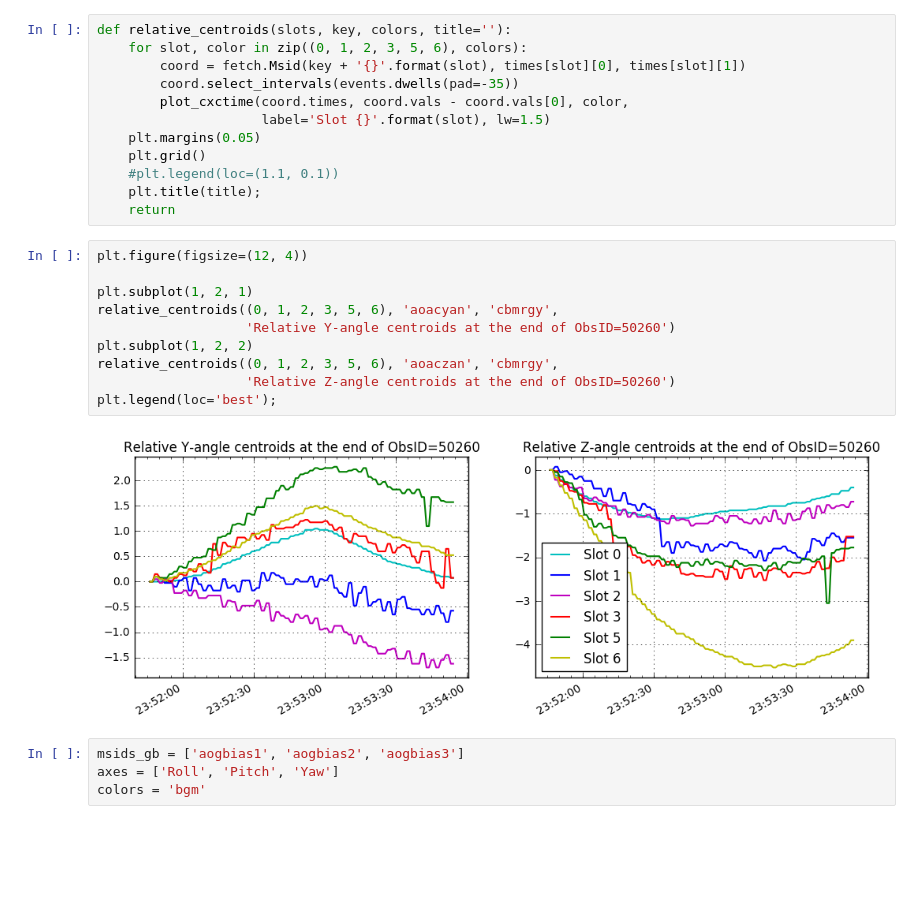
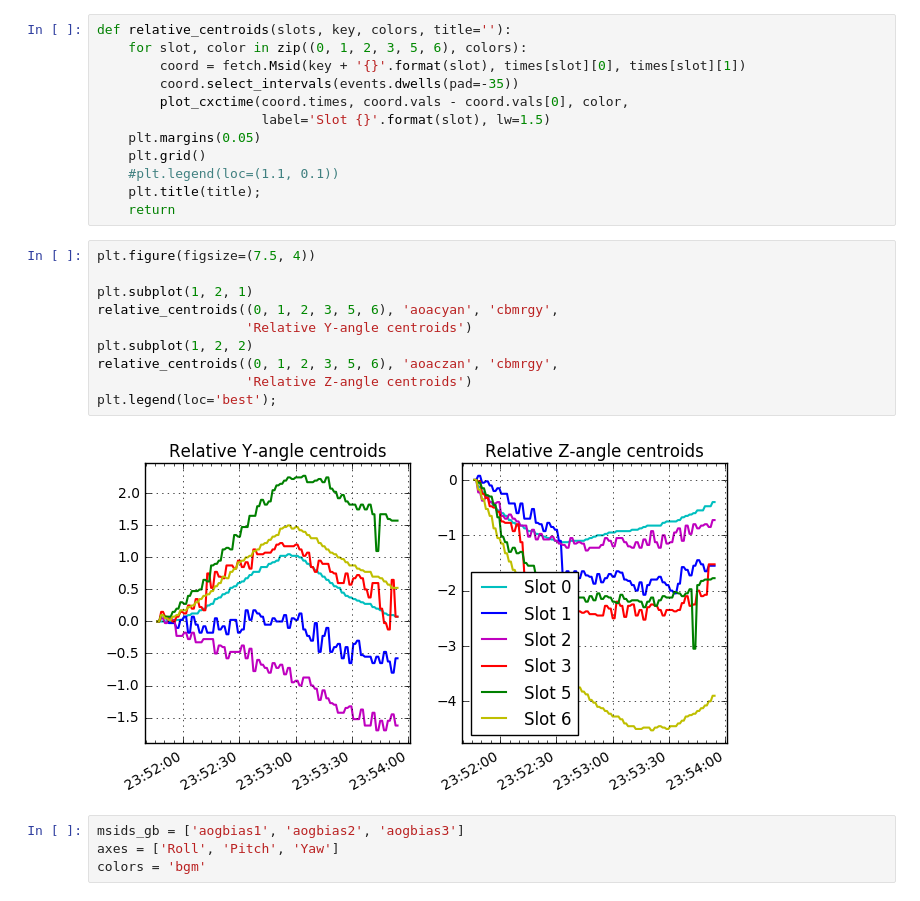
Before and after one commit to malgosias/nsm_2017_066, a Jupyter notebook: nsm_2017_066.ipynb, the cells around one changed output. Drawn from its saved outputs; the diff is of its cells as text; blank space fills up the shorter version.

```diff
--- a/nsm_2017_066.ipynb
+++ b/nsm_2017_066.ipynb
@@ -224,17 +224,17 @@ def relative_centroids(slots, key, colors, title=''):
     plt.title(title);
     return
 # %%
-plt.figure(figsize=(12, 4))
+plt.figure(figsize=(7.5, 4))
 
 plt.subplot(1, 2, 1)
 relative_centroids((0, 1, 2, 3, 5, 6), 'aoacyan', 'cbmrgy',
-                   'Relative Y-angle centroids at the end of ObsID=50260')
+                   'Relative Y-angle centroids')
 plt.subplot(1, 2, 2)
 relative_centroids((0, 1, 2, 3, 5, 6), 'aoaczan', 'cbmrgy',
-                   'Relative Z-angle centroids at the end of ObsID=50260')
+                   'Relative Z-angle centroids')
 plt.legend(loc='best');
 # %% [output]
-[figure, old version]
+[figure, new version]
 # %%
 msids_gb = ['aogbias1', 'aogbias2', 'aogbias3']
 axes = ['Roll', 'Pitch', 'Yaw']
```
Also changed, not shown: parts of 2 cells of this notebook.
